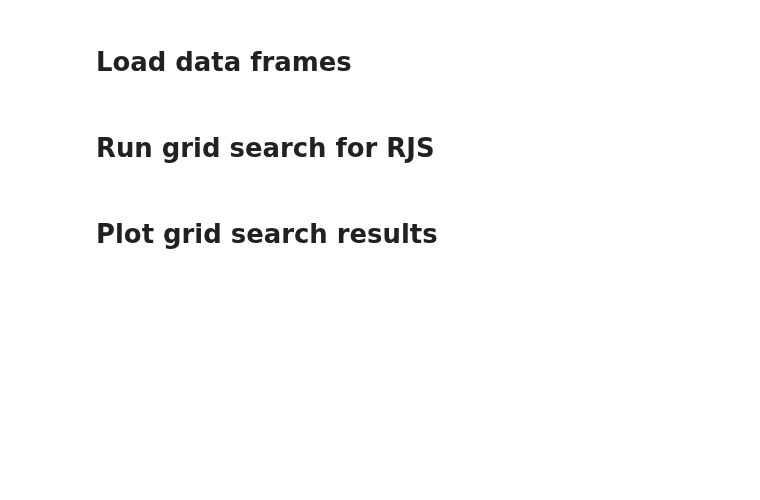
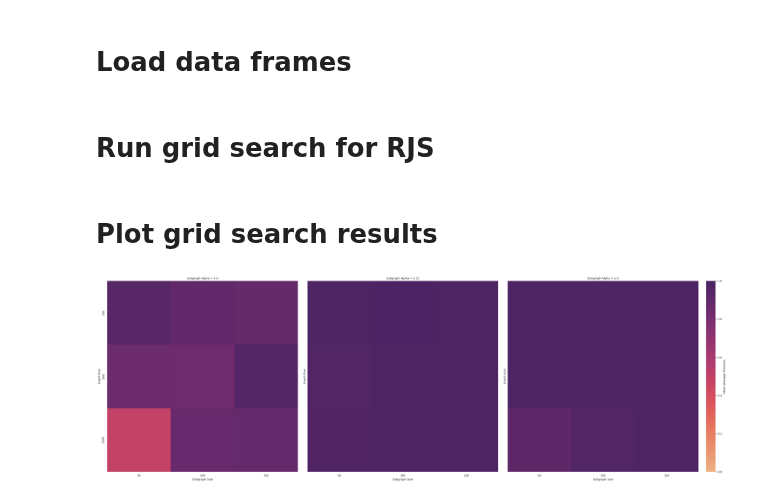
Before and after one commit to HydrofinLoewenherz/embedding-eval-framework, a Jupyter notebook: notebooks/gridsearch.ipynb, the cells around one changed output. Saved outputs shown, nothing was run; the diff lists cells and outputs as text; code cells hidden in the pictures; blank space fills up the shorter version.

```diff
--- a/notebooks/gridsearch.ipynb
+++ b/notebooks/gridsearch.ipynb
@@ -52,16 +53,16 @@ result.to_csv(os.path.join(path, "./out/saved.csv.zip"), index=False, compressio
 # 1. configure experiment
 args_list = [
     Args(
-        graph_type="girg",
+        graph_type="rgg",
         graph_size=graph_size,
         subgraph_size=subgraph_size,
         subgraph_alpha=subgraph_alpha
     )
     for graph_size in [500, 1000, 2500]
     for subgraph_size in [50, 100, 250]
-    for subgraph_alpha in [0.0, 0.05, 0.15, 0.3, 1.0]
+    for subgraph_alpha in [0.0, 0.15, 1.0]
 ]
-experiment_key = f"gridsearch-girg-rjs--{datetime.now().strftime('%d-%m--%H-%M')}"
+experiment_key = f"gridsearch-rgg-rjs--{datetime.now().strftime('%d-%m--%H-%M')}"
 repetitions = 5
 # %%
 # 2. define how to evaluate
@@ -105,36 +106,37 @@ for args, rep in tqdm([
 ]):
     res = evaluate(args, rep)
     result = pd.concat([result, res], ignore_index=True)
-    result.to_csv(f"./out/{args.graph_type}--{experiment_key}.csv.zip", index=False, compression=dict(method='zip', archive_name=f"data.csv"))
+    result.to_csv(f"./out/{experiment_key}.csv.zip", index=False, compression=dict(method='zip', archive_name=f"data.csv"))
 # %% [markdown]
 # Plot grid search results
 # %%
-# specify the alpha values to include in the plot
-alphas = [0.0, 0.15, 1.0] # np.unique([args.subgraph_alpha for args in args_list])
+alphas = np.unique([args.subgraph_alpha for args in args_list])
 
 figsize = 30
 fig, axs = plt.subplots(
     ncols=len(alphas),
     figsize=(figsize, figsize / len(alphas)),
     sharey='all'
 )
 cbar_ax = axs[len(alphas) - 1].inset_axes([1.04, 0.0, 0.05, 1.0])
 for i, a in enumerate(alphas):
     df_hm = result\
         .loc[result["subgraph_alpha"] == a]\
         .groupby(["graph_size", "subgraph_size"], as_index=False)["ap"].mean()
     g = sns.heatmap(
         vmin=0.0,
         vmax=1.0,
         data=df_hm.pivot(index="graph_size", columns="subgraph_size", values="ap"),
         ax=axs[i],
         cbar_ax=cbar_ax,
         cbar_kws={ "label": "Mean Average Precision" },
         cmap="flare",
         square=True
     )
     axs[i].set_title(f"Subgraph Alpha = {a}")
     g.set(xlabel="Subgraph Size", ylabel="Graph Size")
 
 plt.tight_layout(pad=2)
 plt.savefig('./out/grid_search.pdf')
+# %% [output]
+[figure, added]
```
Also changed, not shown: parts of 1 cell of this notebook, 16 other files.
